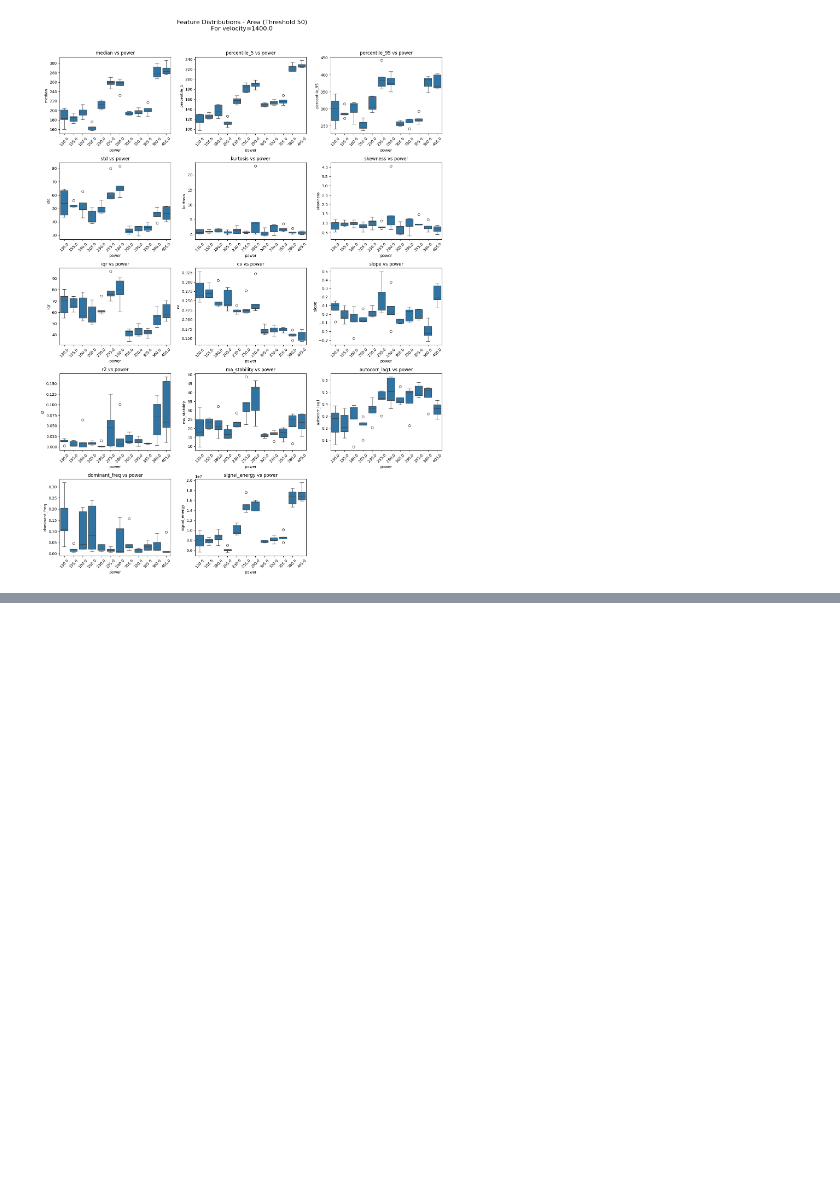
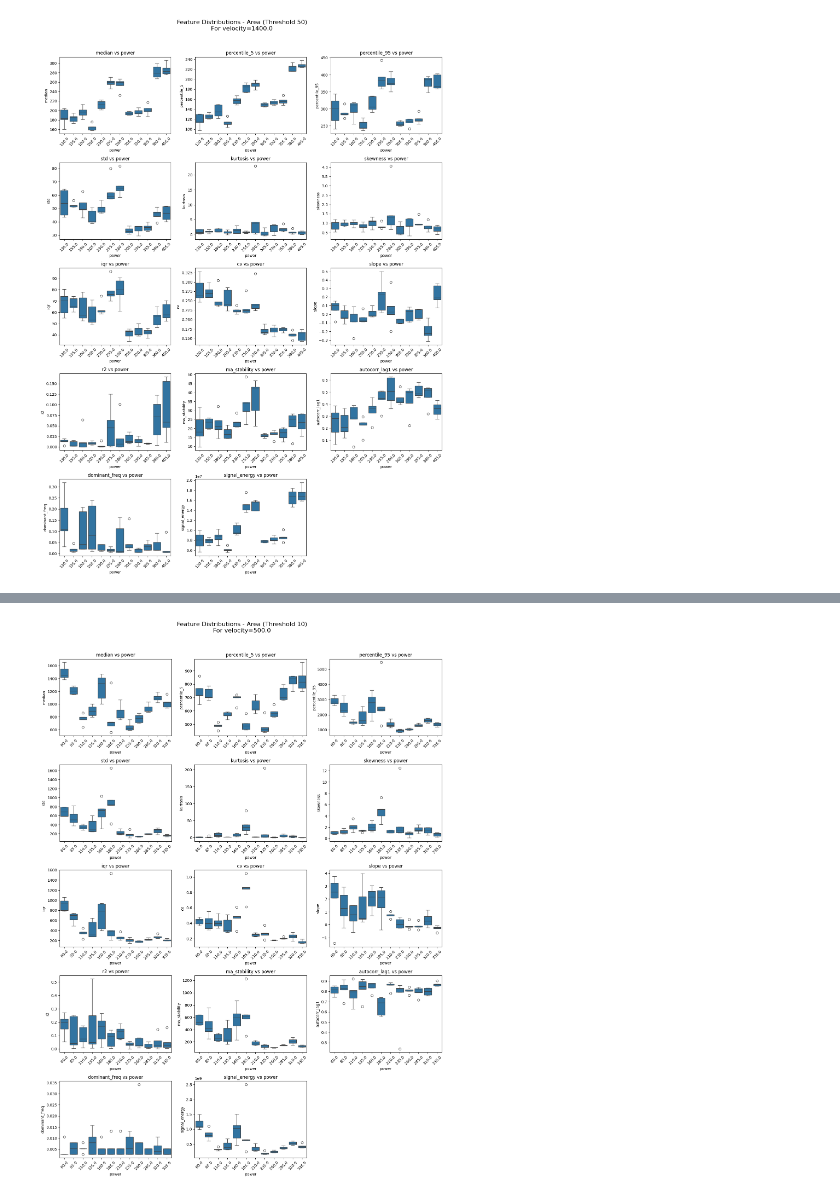
Before and after one commit to Lucas-max3D/Thermal_Imaging_Regime, a Jupyter notebook: 9_Clarifying_conditions.ipynb, the cells around one changed output, grey strips where cells are left out. Drawn from its saved outputs; the diff is of its cells as text; code cells hidden in the pictures; blank space fills up the shorter version.

```diff
--- a/9_Clarifying_conditions.ipynb
+++ b/9_Clarifying_conditions.ipynb
@@ -349,3 +359,14 @@ plot_feature_distributions_by_parameter(
     parameter_value=380.0,
     feature_type='spatter'
 )
+# %%
+# Plot area features
+plot_feature_distributions_by_parameter(
+    features_data,
+    parameter_type='velocity',
+    parameter_value=500.0,
+    feature_type='area',
+    threshold=10
+)
+# %% [output]
+[figure, added]
```
Also changed, not shown: parts of 6 cells of this notebook, 3 other files.
